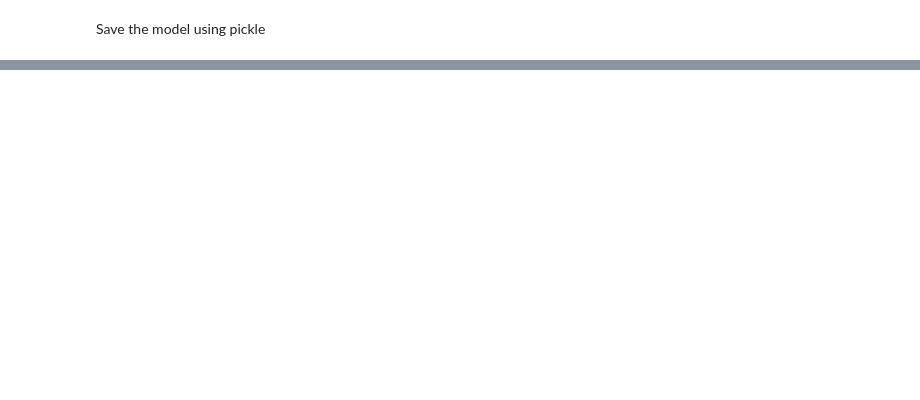
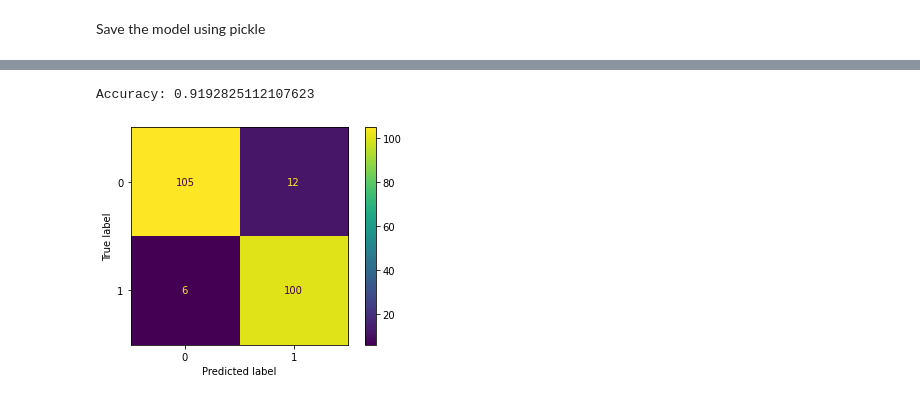
Before and after one commit to marfurt1/Tree-Diabetes, a Jupyter notebook: src/explore.ipynb, the cells around one changed output, grey strips where cells are left out. Saved outputs shown, nothing was run; the diff lists cells and outputs as text; code cells hidden in the pictures; blank space fills up the shorter version.

```diff
--- a/src/explore.ipynb
+++ b/src/explore.ipynb
@@ -679,0 +719,8 @@ Save the model using pickle
+# %%
+#exclude pregnancy to feature model
+X = df_raw[list(df_raw.columns[1:8])]
+y = df_raw[['Outcome']]
+# %%
+
+#Split the data
+X_train, X_test, y_train, y_test = train_test_split(X, y, stratify=y,random_state=34)
@@ -679,0 +733,19 @@ Save the model using pickle
+# %%
+#create a tree model, with basic parameter. max-depth=5
+clf = DecisionTreeClassifier(criterion='entropy',random_state=0, max_depth=5)
+
+clf.fit(X_train, y_train)
+print('Accuracy:',clf.score(X_test, y_test))
+# %% [output]
+Accuracy: 0.9192825112107623
+# %%
+#show predicted dataset
+clf_pred=clf.predict(X_test)
+# %%
+cm = confusion_matrix(y_test, clf_pred, labels=clf.classes_)
+disp = ConfusionMatrixDisplay(confusion_matrix=cm, display_labels=clf.classes_)
+disp.plot()
+
+plt.show()
+# %% [output]
+[figure, added]
```
Also changed, not shown: parts of 38 cells of this notebook, 1 other file.
